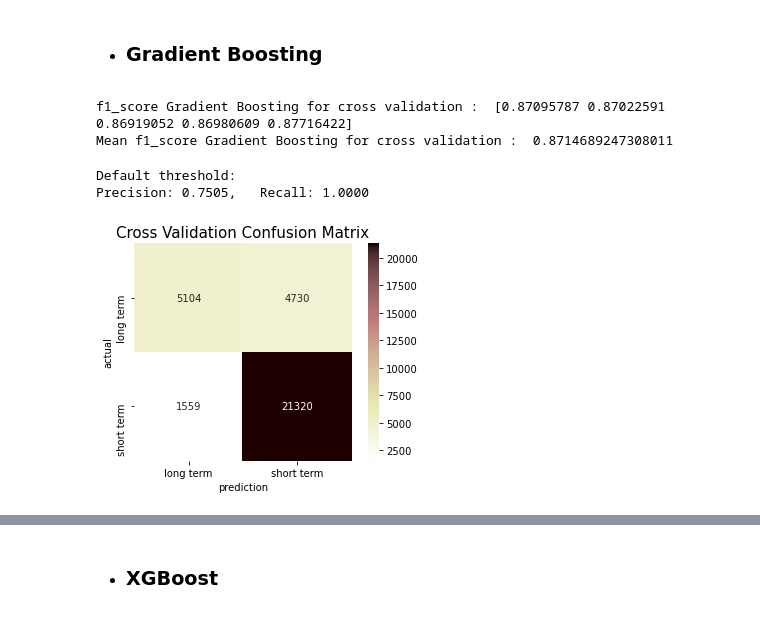
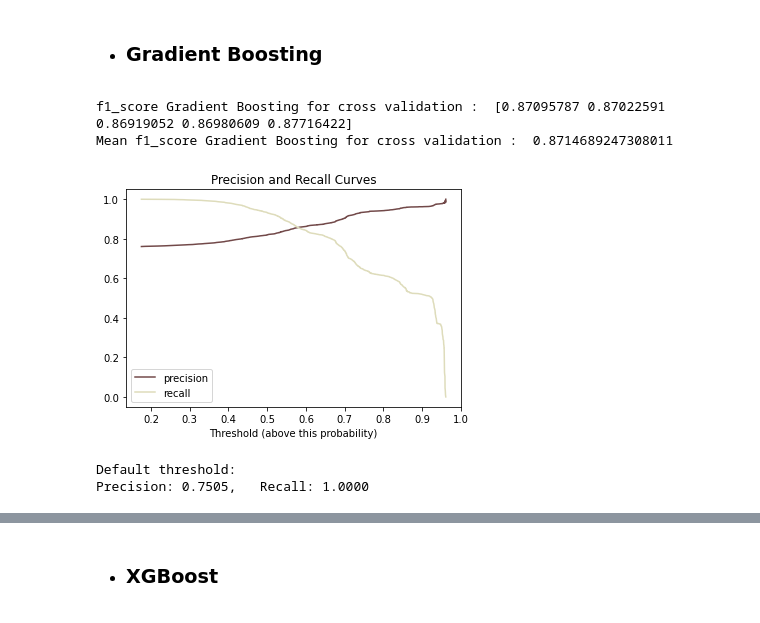
Before and after one commit to iamal95/Bank-Loan-classification, a Jupyter notebook: Code/Bank-Loan-classification.ipynb, the cells around one changed output, grey strips where cells are left out. Saved outputs shown, nothing was run; the diff lists cells and outputs as text; code cells hidden in the pictures.

```diff
--- a/Code/Bank-Loan-classification.ipynb
+++ b/Code/Bank-Loan-classification.ipynb
@@ -1461,32 +1491,2 @@ plt.ylabel('actual');
 # %% [markdown]
 * ### Gradient Boosting
-# %%
-gbc = GradientBoostingClassifier(n_estimators = 100, learning_rate = 0.05)
-gbc.fit(X_train, y_train)
-accuracies = cross_val_score(estimator = gbc, X = X_train, y = y_train, cv = 5, scoring='f1')
-print('f1_score Gradient Boosting for cross validation : ',accuracies)
-print('Mean f1_score Gradient Boosting for cross validation : ',accuracies.mean())
-# %% [output]
-f1_score Gradient Boosting for cross validation :  [0.87095787 0.87022591 0.86919052 0.86980609 0.87716422]
-Mean f1_score Gradient Boosting for cross validation :  0.8714689247308011
-# %%
-y_predict = (gbc.predict_proba(X_train)[:, 1] >= 0.1)
-
-print("Default threshold:")
-print("Precision: {:6.4f},   Recall: {:6.4f}".format(precision_score(y_train, y_predict),
-                                                     recall_score(y_train, y_predict)))
-# %% [output]
-Default threshold:
-Precision: 0.7505,   Recall: 1.0000
-# %%
-# confusion matrix for crossval
-y_pred = cross_val_predict(gbc, X = X_train, y = y_train, cv=5)
-conf_mat = confusion_matrix(y_train, y_pred)
-sns.heatmap(conf_mat , cmap = 'pink_r', annot = True , square = True , fmt = 'd',
-           xticklabels = ['long term','short term'],
-           yticklabels = ['long term','short term'])
-plt.title('Cross Validation Confusion Matrix',fontsize = 15)
-plt.xlabel('prediction')
-plt.ylabel('actual');
-# %% [output]
-[figure, removed]
@@ -1513,0 +1493,27 @@ plt.ylabel('actual');
+# %%
+gbc = GradientBoostingClassifier(n_estimators = 100, learning_rate = 0.05)
+gbc.fit(X_train, y_train)
+accuracies = cross_val_score(estimator = gbc, X = X_train, y = y_train, cv = 5, scoring='f1')
+print('f1_score Gradient Boosting for cross validation : ',accuracies)
+print('Mean f1_score Gradient Boosting for cross validation : ',accuracies.mean())
+# %% [output]
+f1_score Gradient Boosting for cross validation :  [0.87095787 0.87022591 0.86919052 0.86980609 0.87716422]
+Mean f1_score Gradient Boosting for cross validation :  0.8714689247308011
+# %%
+precision_curve, recall_curve, threshold_curve = precision_recall_curve(y_train, gbc.predict_proba(X_train)[:,1] )
+plt.plot(threshold_curve, precision_curve[1:],label='precision', color = '#724949')
+plt.plot(threshold_curve, recall_curve[1:], label='recall', color = '#DEDCBB')
+plt.legend(loc='lower left')
+plt.xlabel('Threshold (above this probability)');
+plt.title('Precision and Recall Curves');
+# %% [output]
+[figure, added]
+# %%
+y_predict = (gbc.predict_proba(X_train)[:, 1] >= 0.1)
+
+print("Default threshold:")
+print("Precision: {:6.4f},   Recall: {:6.4f}".format(precision_score(y_train, y_predict),
+                                                     recall_score(y_train, y_predict)))
+# %% [output]
+Default threshold:
+Precision: 0.7505,   Recall: 1.0000
```
Also changed, not shown: parts of 53 cells of this notebook.
